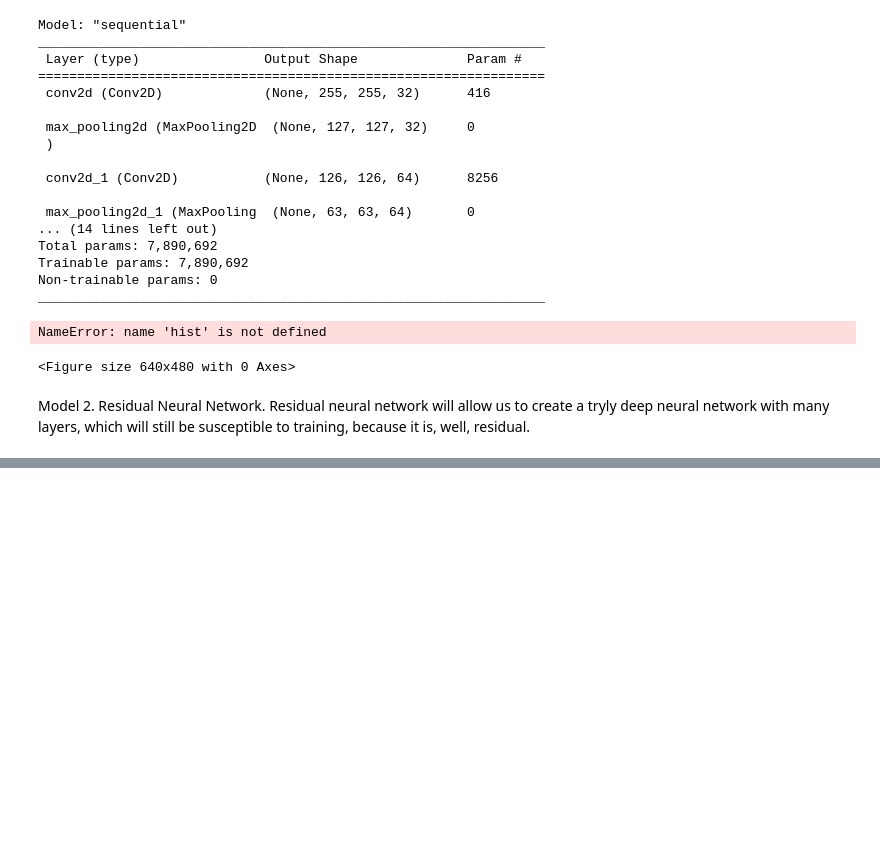
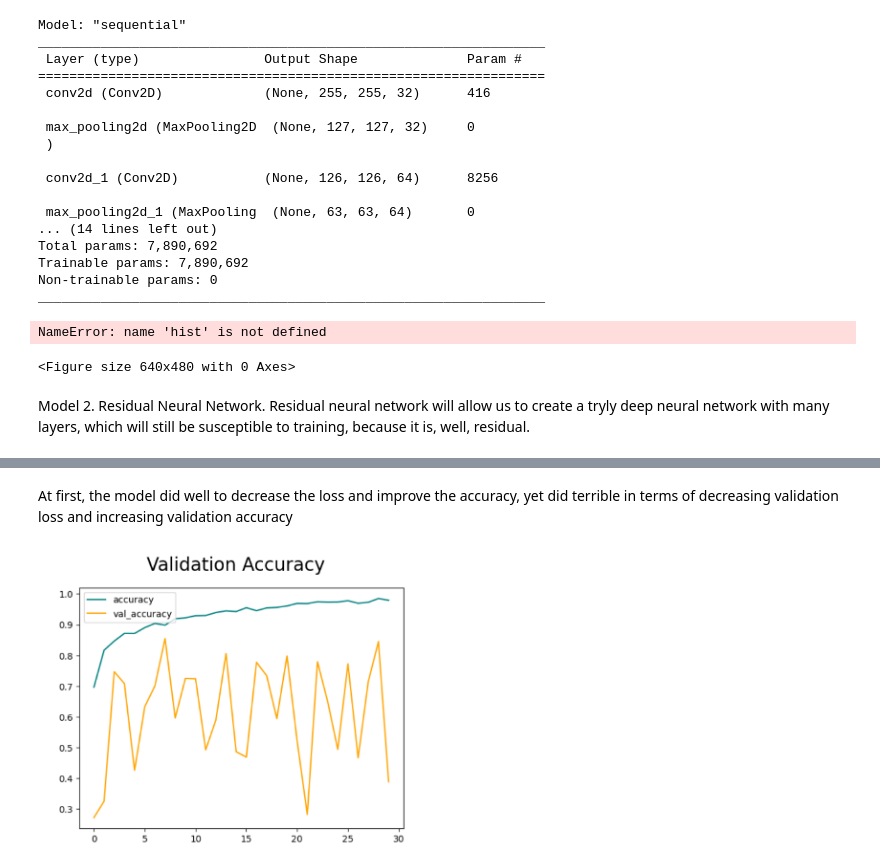
Before and after one commit to karunaadh/UTESCA-Mother-Parkers, a Jupyter notebook: CoffeeVisionSystem/model2/Model2.ipynb, the cells around one changed output, grey strips where cells are left out. Saved outputs shown, nothing was run; the diff lists cells and outputs as text; code cells hidden in the pictures; blank space fills up the shorter version.

```diff
--- a/CoffeeVisionSystem/model2/Model2.ipynb
+++ b/CoffeeVisionSystem/model2/Model2.ipynb
@@ -279,0 +371,7 @@ model.save(os.path.join('models','CoffeeModel3.h5'))
+# %% [markdown]
+At first, the model did well to decrease the loss and improve the accuracy, yet did terrible in terms of decreasing validation loss and increasing validation accuracy
+# %%
+from IPython.display import Image
+Image(filename='pictures/val_accv1.png', width=400)
+# %% [output]
+[figure, added]
```
Also changed, not shown: parts of 15 cells of this notebook.
